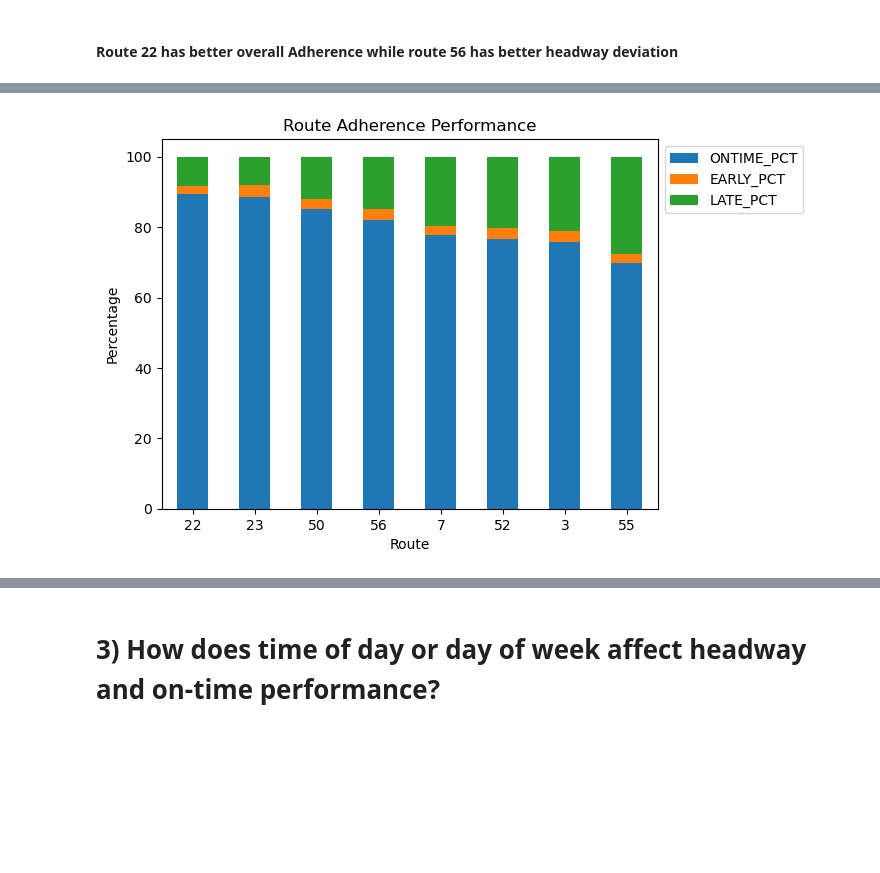
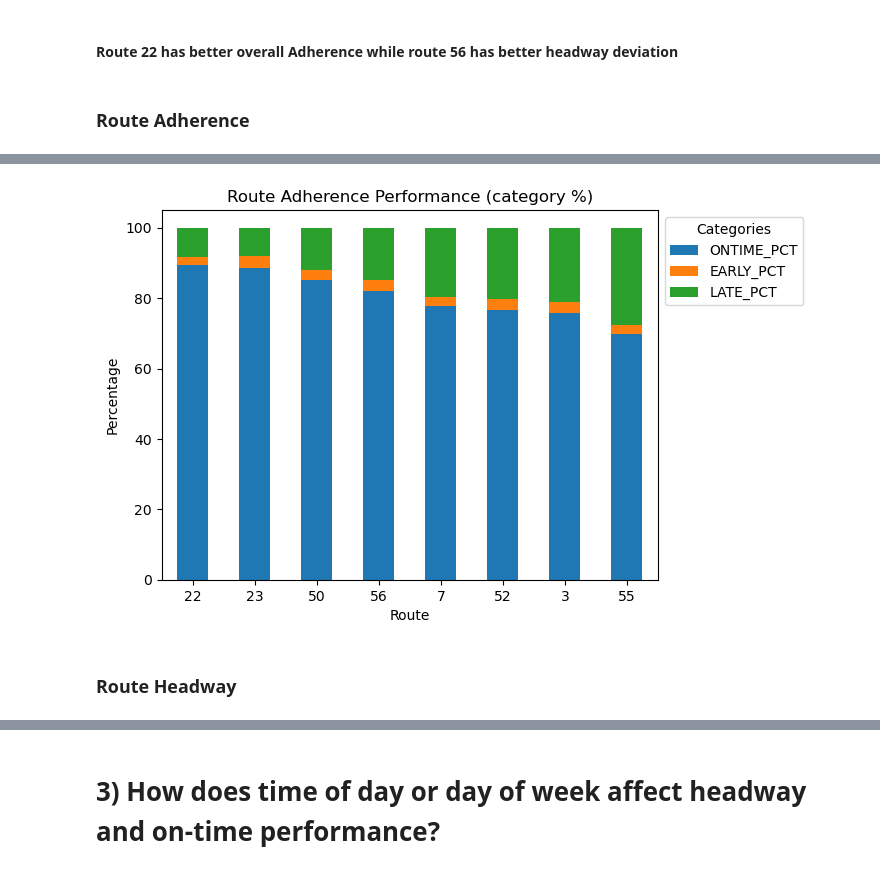
Before and after one commit to NSS-Data-Analytics-Cohort-11/wego-caesars-legion, a Jupyter notebook: notebooks/wego-derekbeistad-caesars-legion.ipynb, the cells around one changed output, grey strips where cells are left out. Drawn from its saved outputs; the diff is of its cells as text; code cells hidden in the pictures; blank space fills up the shorter version.

```diff
--- a/notebooks/wego-derekbeistad-caesars-legion.ipynb
+++ b/notebooks/wego-derekbeistad-caesars-legion.ipynb
@@ -269,4 +268,6 @@ wego.groupby('ROUTE_ABBR')[['ADHERENCE', 'HDWY_DEV']].mean()
 | 56 | -2.703988 | 0.149213 |
 # %% [markdown]
 #### Route 22 has better overall Adherence while route 56 has better headway deviation
+# %% [markdown]
+### Route Adherence
 # %%
@@ -300,11 +301,13 @@ routes_totals
 # %%
 # Route Adherence graph
 ax = (routes_totals[['ONTIME_PCT', 'EARLY_PCT', 'LATE_PCT']]
 ).sort_values('ONTIME_PCT', ascending=False).plot(kind='bar', stacked=True)
-ax.set(title = 'Route Adherence Performance',
+ax.set(title = 'Route Adherence Performance (category %)',
         xlabel = 'Route',
        ylabel = 'Percentage')
-ax.legend(bbox_to_anchor=(1, 1))
+ax.legend(bbox_to_anchor=(1, 1), title='Categories')
 ax.tick_params(axis='x', rotation=0)
 # %% [output]
-[figure, old version]
+[figure, new version]
+# %% [markdown]
+### Route Headway
```
Also changed, not shown: parts of 60 cells of this notebook.
